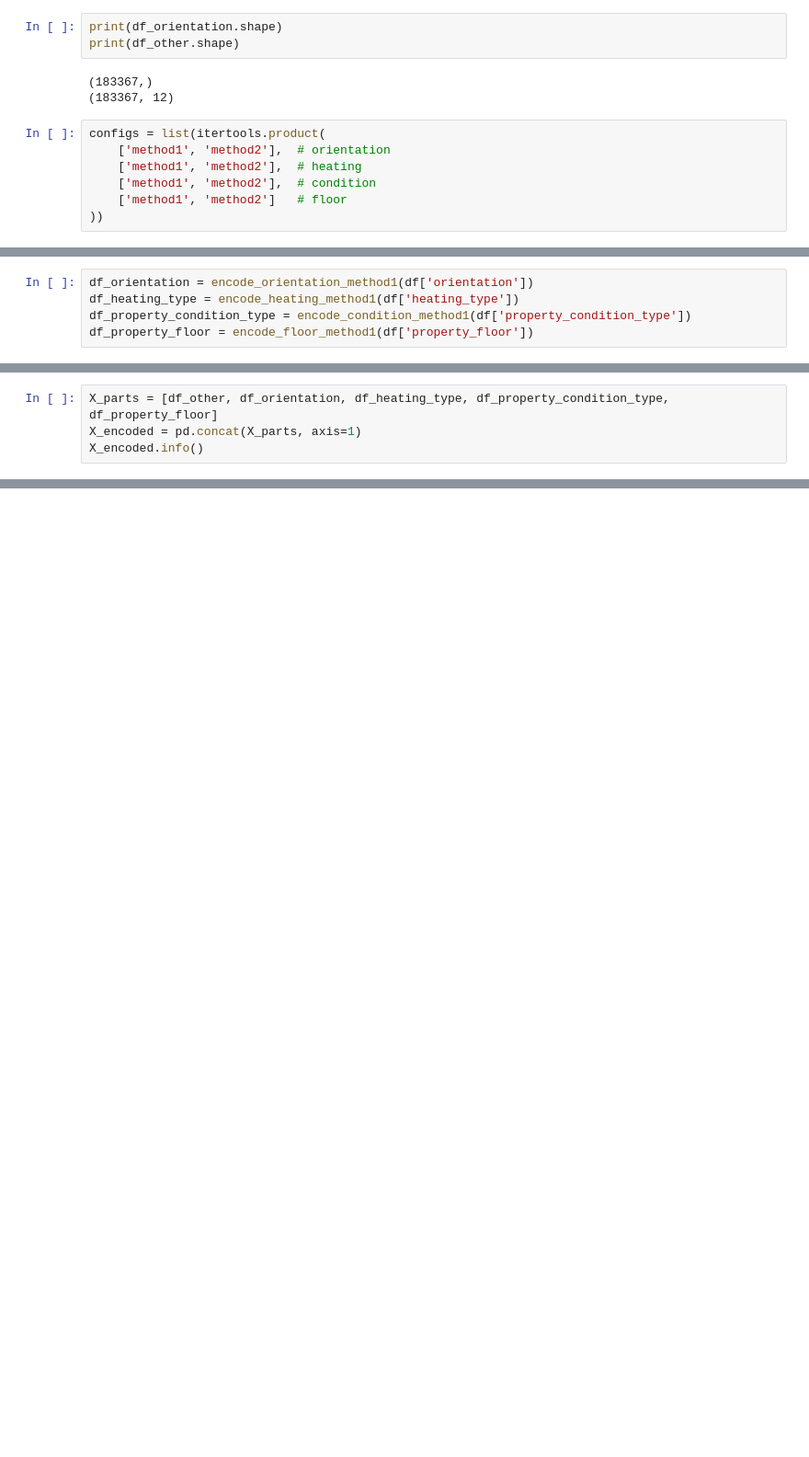
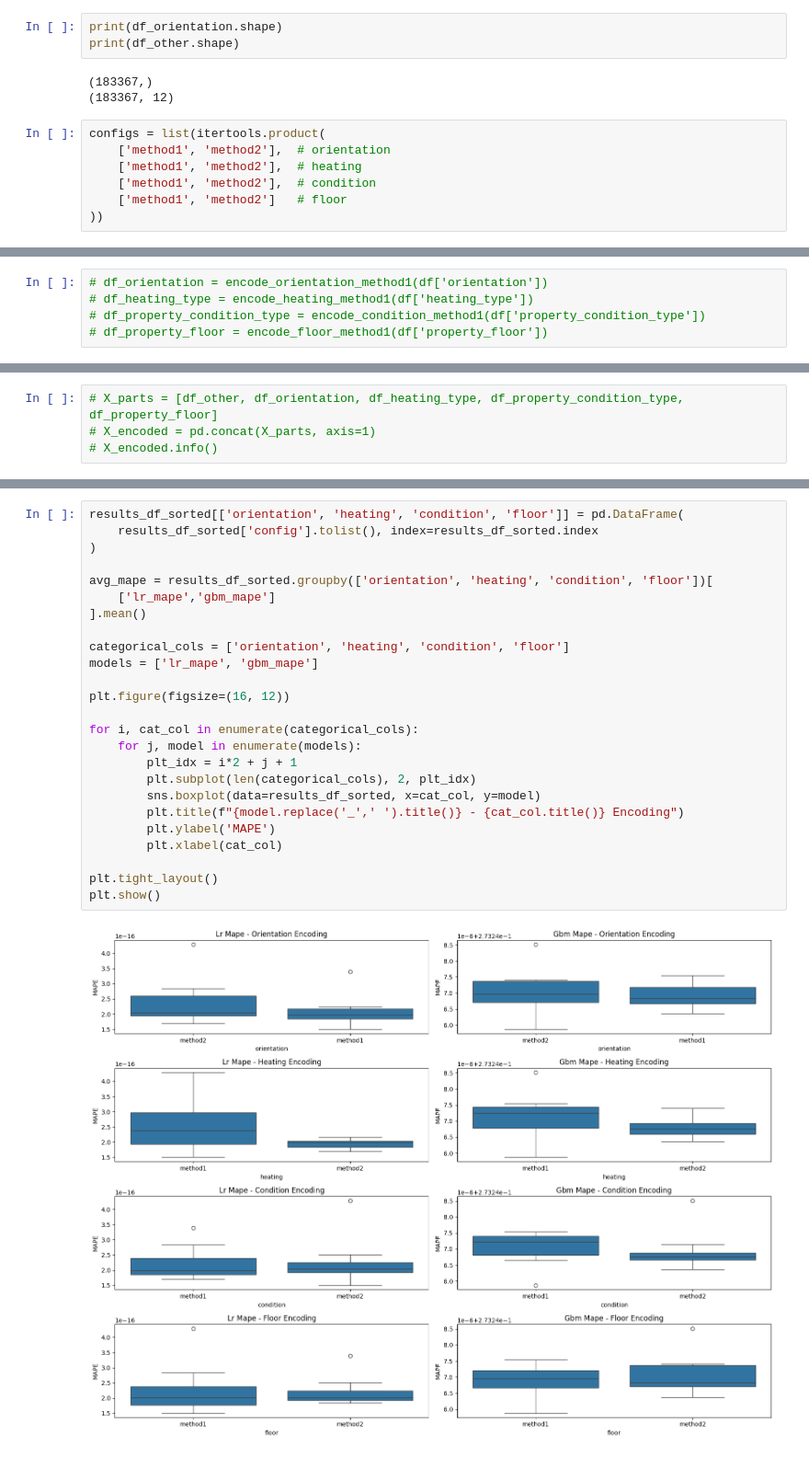
Before and after one commit to LaszloAbrok/machine-learning-case-studies, a Jupyter notebook: 2-real-estate/notebook/real-estate-pipeline.ipynb, the cells around one changed output, grey strips where cells are left out. Shown at 92% size. Cells and saved outputs as stored; diff of their text form; blank space fills up the shorter version.

```diff
--- a/2-real-estate/notebook/real-estate-pipeline.ipynb
+++ b/2-real-estate/notebook/real-estate-pipeline.ipynb
@@ -682,6 +297,6 @@ X_encoded = pd.concat(X_parts, axis=1)
 # %%
-df_orientation = encode_orientation_method1(df['orientation'])
-df_heating_type = encode_heating_method1(df['heating_type'])
-df_property_condition_type = encode_condition_method1(df['property_condition_type'])
-df_property_floor = encode_floor_method1(df['property_floor'])
+# df_orientation = encode_orientation_method1(df['orientation'])
+# df_heating_type = encode_heating_method1(df['heating_type'])
+# df_property_condition_type = encode_condition_method1(df['property_condition_type'])
+# df_property_floor = encode_floor_method1(df['property_floor'])
 # %%
@@ -702,4 +307,4 @@ Name: property_floor, dtype: float64
 # %%
-X_parts = [df_other, df_orientation, df_heating_type, df_property_condition_type, df_property_floor]
-X_encoded = pd.concat(X_parts, axis=1)
-X_encoded.info()
+# X_parts = [df_other, df_orientation, df_heating_type, df_property_condition_type, df_property_floor]
+# X_encoded = pd.concat(X_parts, axis=1)
+# X_encoded.info()
@@ -854,0 +392,27 @@ print(f"✅ GradientBoostingRegressor MAPE: {mape_gbm:.20f}")
+# %%
+results_df_sorted[['orientation', 'heating', 'condition', 'floor']] = pd.DataFrame(
+    results_df_sorted['config'].tolist(), index=results_df_sorted.index
+)
+
+avg_mape = results_df_sorted.groupby(['orientation', 'heating', 'condition', 'floor'])[
+    ['lr_mape','gbm_mape']
+].mean()
+
+categorical_cols = ['orientation', 'heating', 'condition', 'floor']
+models = ['lr_mape', 'gbm_mape']
+
+plt.figure(figsize=(16, 12))
+
+for i, cat_col in enumerate(categorical_cols):
+    for j, model in enumerate(models):
+        plt_idx = i*2 + j + 1
+        plt.subplot(len(categorical_cols), 2, plt_idx)
+        sns.boxplot(data=results_df_sorted, x=cat_col, y=model)
+        plt.title(f"{model.replace('_',' ').title()} - {cat_col.title()} Encoding")
+        plt.ylabel('MAPE')
+        plt.xlabel(cat_col)
+
+plt.tight_layout()
+plt.show()
+# %% [output]
+[figure, added]
```
Also changed, not shown: parts of 60 cells of this notebook.
